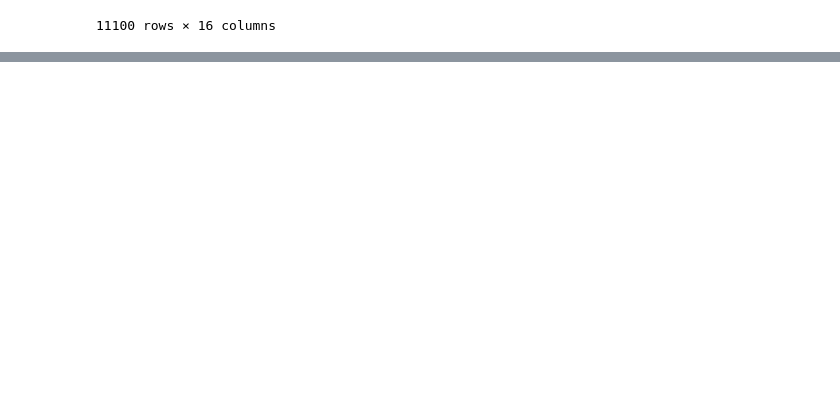
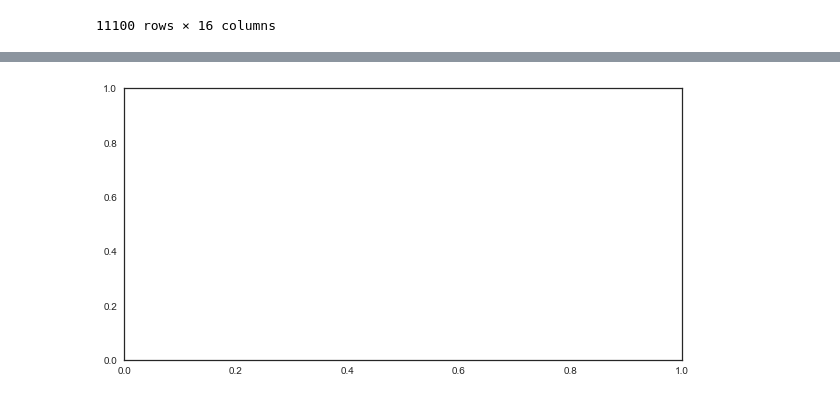
Before and after one commit to TonyCioara/Data-Science-1, a Jupyter notebook: app-store/app-store.ipynb, the cells around one changed output, grey strips where cells are left out. Saved outputs shown, nothing was run; the diff lists cells and outputs as text; code cells hidden in the pictures; blank space fills up the shorter version.

```diff
--- a/app-store/app-store.ipynb
+++ b/app-store/app-store.ipynb
@@ -128,0 +148,4 @@ df.head()
+# %%
+fig, axs = plt.subplots(figsize=(10, 5))
+# %% [output]
+[figure, added]
```
Also changed, not shown: parts of 20 cells of this notebook, 4 other files.
